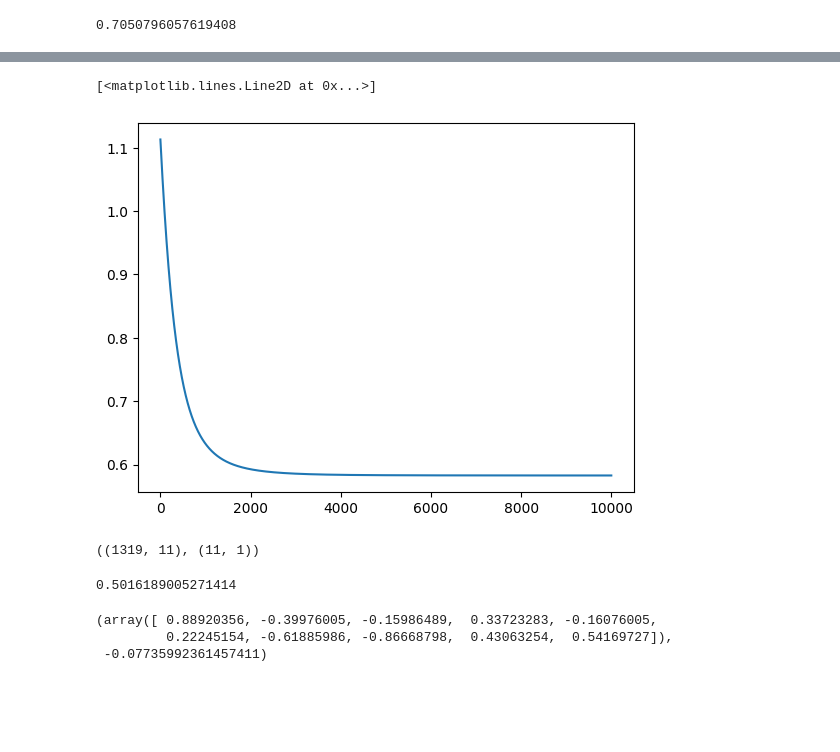
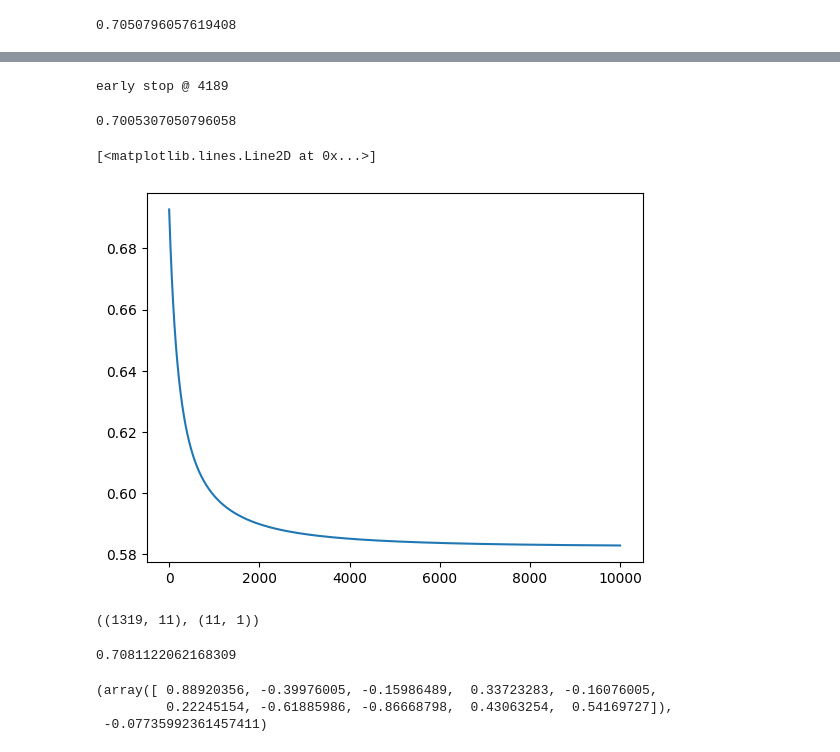
Before and after one commit to oetia/dsc148-finalproject, a Jupyter notebook: notebooks/Logistic Regression.ipynb, the cells around one changed output, grey strips where cells are left out. Saved outputs shown, nothing was run; the diff lists cells and outputs as text; code cells hidden in the pictures; blank space fills up the shorter version.

```diff
--- a/notebooks/Logistic Regression.ipynb
+++ b/notebooks/Logistic Regression.ipynb
@@ -28,9 +28,10 @@ def sigmoid(x):
 # %%
 class Logistic_Regression():
 
-    def __init__(self, alpha: float, iterations: int):
+    def __init__(self, alpha: float, iterations: int, early_stop: float = 0.0001):
         self.alpha = alpha
         self.iterations = iterations
+        self.early_stop = early_stop
 
     def fit(self, X, y):
         self.X = X
@@ -55,6 +56,17 @@ class Logistic_Regression():
             self.theta -= self.alpha * gradient
             loss = self.cost_function()
             losses.append(loss)
+
+            temp_theta = self.theta - self.alpha * gradient
+            pre_error = loss
+            temp_sigmoid = sigmoid(self.X @ temp_theta)
+            temp_error = (-self.y * np.log(temp_sigmoid) - (1 - self.y) * np.log(1 - temp_sigmoid)).mean()
+
+            if (abs(pre_error - temp_error) < self.early_stop) | (abs(abs(pre_error - temp_error) / pre_error) < self.early_stop):
+                # return temp_theta, temp_b
+                print(f"early stop @ {i}")
+                return temp_theta, losses
+
 
         return self.theta, losses
 
@@ -235,8 +224,17 @@ regressor.gradient_descent(0.01, 10000, 0.0001, True)
+# %%
+regressor = Logistic_Regression(0.01, 10000, 0.000001)
+coefs, losses = regressor.fit(X_aug, Y_norm)
+# %% [output]
+early stop @ 4189
+# %%
+(regressor.predict(X_aug) == Y_norm).mean()
+# %% [output]
+0.7005307050796058
 # %%
-plt.plot(regressor.losses)
+plt.plot(losses)
 # %% [output]
 [<matplotlib.lines.Line2D at 0x...>]
-[figure, old version]
+[figure, new version]
 # %%
 X_aug.shape, regressor.theta.shape
 # %% [output]
@@ -244,7 +242,7 @@ X_aug.shape, regressor.theta.shape
 # %%
 (regressor.predict(X_aug) == Y_norm).mean()
 # %% [output]
-0.5016189005271414
+0.7081122062168309
 # %%
 logit = Logistic_Regression()
 logit.fit(X, Y)
```
Also changed, not shown: parts of 1 cell of this notebook, 1 other file.
